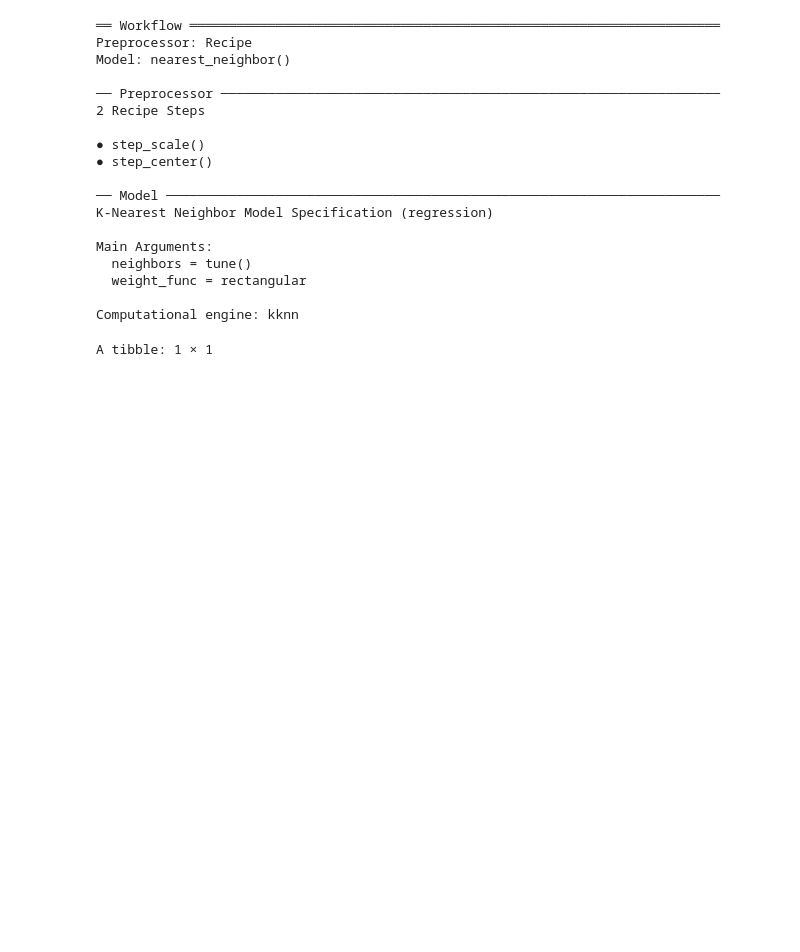
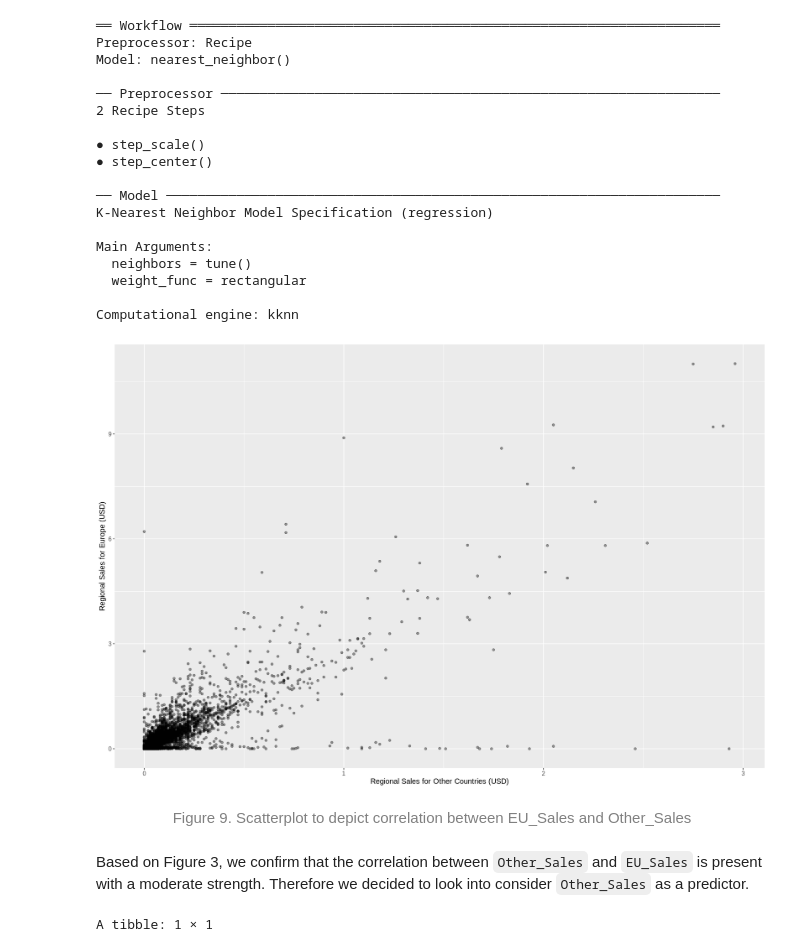
Before and after one commit to kristennli/DSCI100_project, a Jupyter notebook: Final Project Draft.ipynb, the cells around one changed output. Cells and saved outputs as stored; diff of their text form; code cells hidden in the pictures; blank space fills up the shorter version.

```diff
--- a/Final Project Draft.ipynb
+++ b/Final Project Draft.ipynb
@@ -789,6 +761,24 @@ Main Arguments:
   weight_func = rectangular
 
 Computational engine: kknn
+# %%
+vg_no_outliers <- vg %>%
+                filter(Other_Sales < 3.0) %>%
+                filter(EU_Sales < 15)
+
+plot_other_sales <- vg_no_outliers %>%
+                    ggplot(aes (x = Other_Sales, y = EU_Sales)) +
+                    geom_point(alpha = 0.4) +
+                    labs(x = "Regional Sales for Other Countries (USD)", y = "Regional Sales for Europe (USD)") +
+                    theme(text = element_text(size = 12))
+
+plot_other_sales
+# %% [output]
+[figure, added]
+# %% [markdown]
+<center><span style="color:gray">Figure 9. Scatterplot to depict correlation between EU_Sales and Other_Sales </span></center>
+# %% [markdown]
+Based on Figure 3, we confirm that the correlation between `Other_Sales` and `EU_Sales` is present with a moderate strength. Therefore we decided to look into consider `Other_Sales` as a predictor.
 # %%
 set.seed(9999)
 
```
Also changed, not shown: parts of 11 cells of this notebook.
